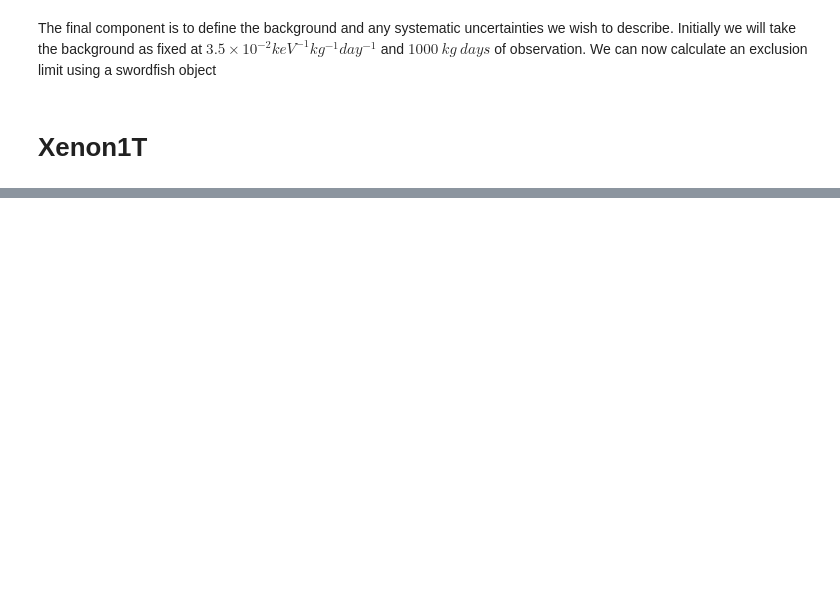
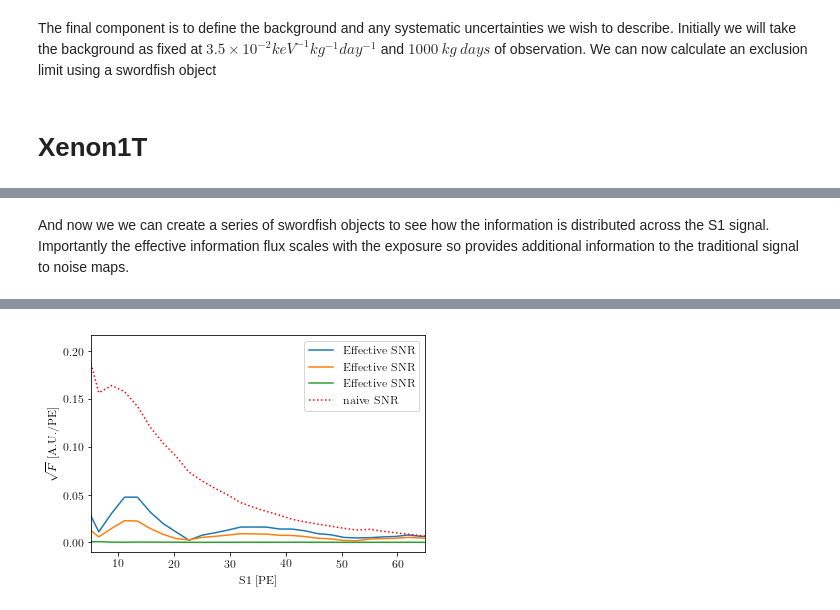
Before and after one commit to kreczko/swordfish, a Jupyter notebook: Examples/DirectDetection.ipynb, the cells around one changed output, grey strips where cells are left out. Drawn from its saved outputs; the diff is of its cells as text; code cells hidden in the pictures; blank space fills up the shorter version.

```diff
--- a/Examples/DirectDetection.ipynb
+++ b/Examples/DirectDetection.ipynb
@@ -297,0 +296,28 @@ WARNING: Constraints not completely implemented yet.
+# %%
+sig = XenonIT_sig(50.0)
+# Definition covariance matrix
+X,Y = np.meshgrid(sig,sig)
+width = .1 # PE
+stddev = 0.000001
+Sigma = np.exp(-(X-Y)**2/2/width**2)*stddev**2
+# %% [markdown]
+And now we we can create a series of swordfish objects to see how the information is distributed across the S1 signal. Importantly the effective information flux scales with the exposure so provides additional information to the traditional signal to noise maps.
+# %%
+b_dict = load_bkgs()
+obsT = np.ones_like(sig)*24.*3600.*35636.
+
+flux = [sig, b_dict[bkgs[0]], b_dict[bkgs[1]]]
+noise = flux[1]+flux[2]
+
+for s in np.logspace(0, 5, 3):
+    SFmod = sf.Swordfish(flux, noise, Sigma, obsT*s, verbose=False)
+    f = SFmod.effectiveinfoflux(0)
+    plt.plot(s1means, np.sqrt(f), '-', label="Effective SNR")
+
+plt.plot(s1means, np.sqrt(flux[0]**2/noise), 'r:', label='naive SNR')
+plt.legend()
+plt.xlabel("S1 [PE]")
+plt.xlim(5,65)
+plt.ylabel("$\sqrt{F}$ [A.U./PE]")
+plt.show()
+# %% [output]
@@ -297,0 +330 @@ WARNING: Constraints not completely implemented yet.
+[figure, added]
```
Also changed, not shown: parts of 12 cells of this notebook.
